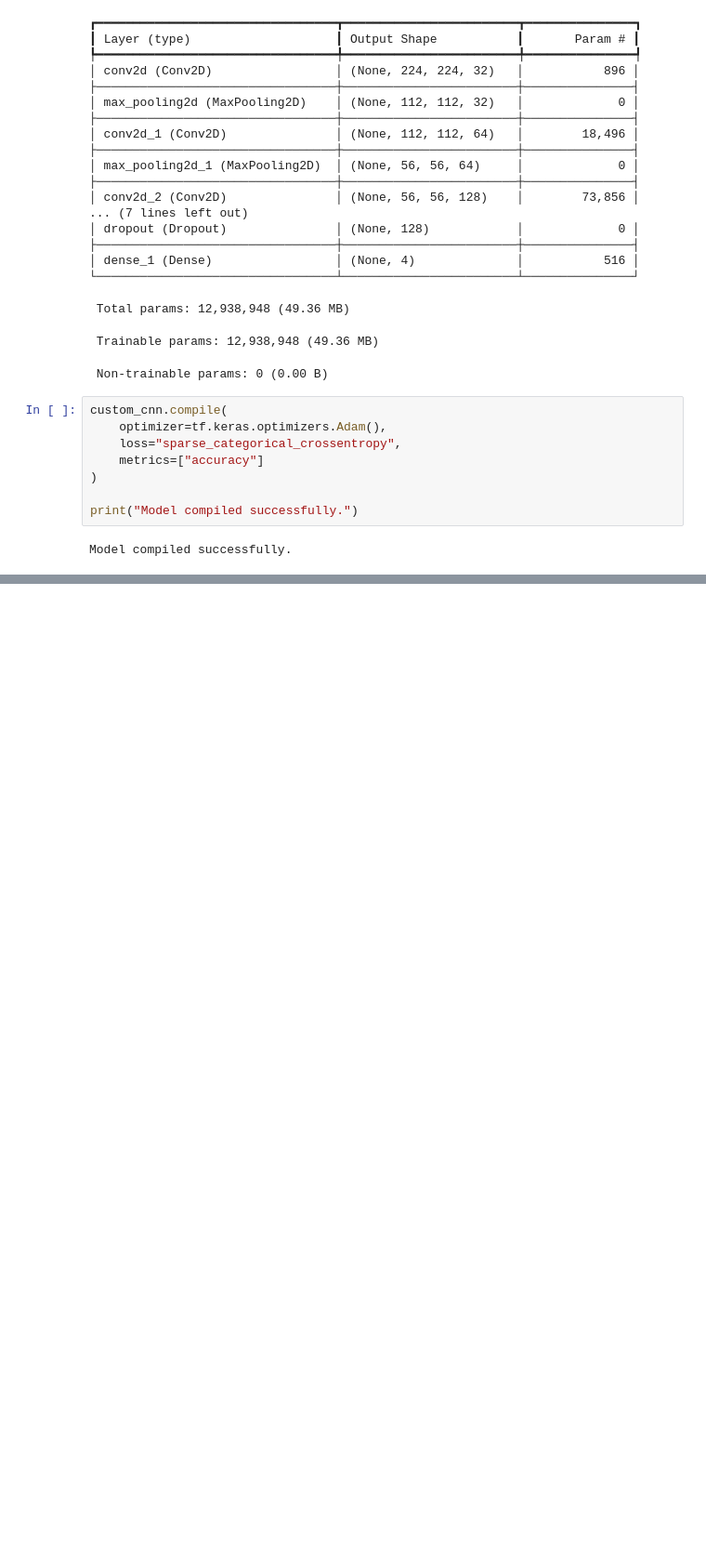
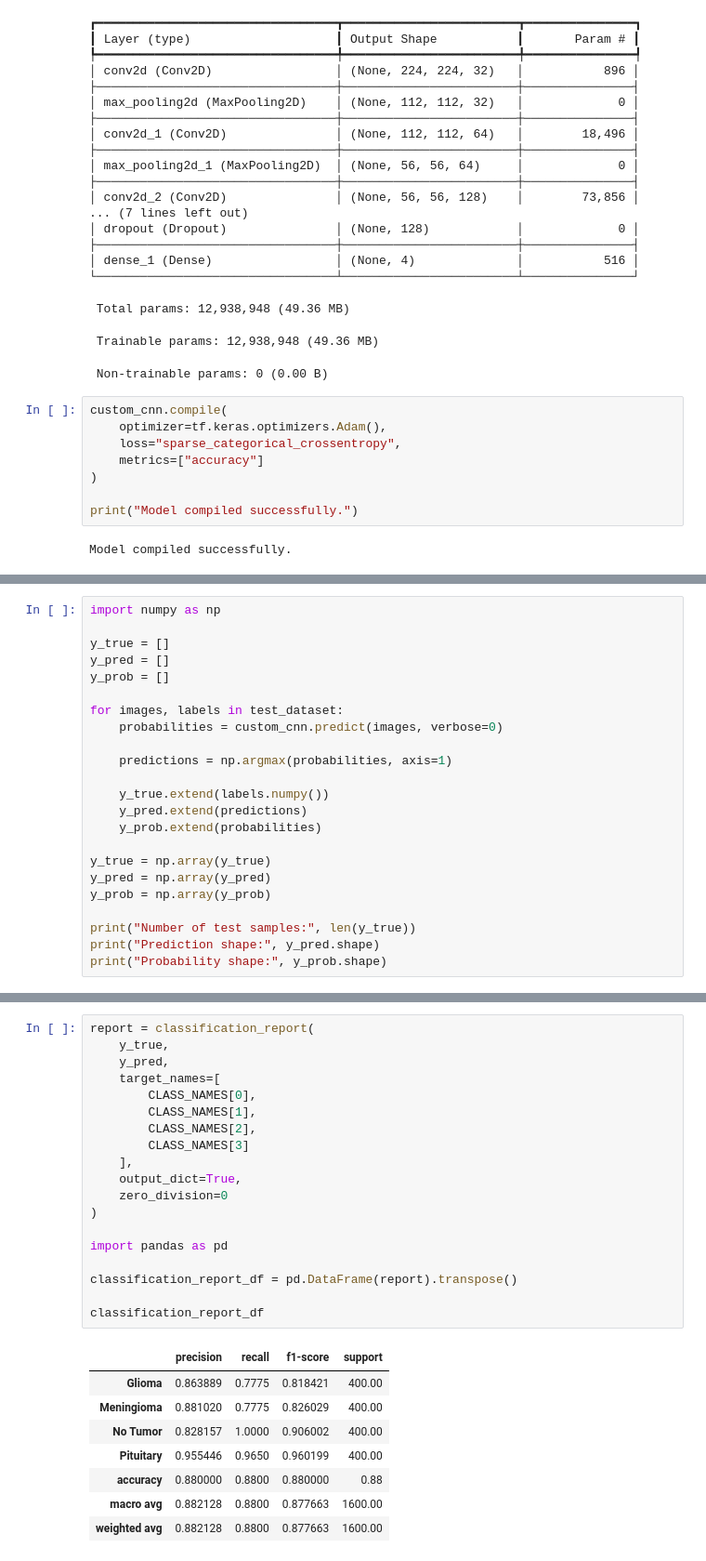
Before and after one commit to SavindiPanditha/SE4050-Brain-Tumor-Classification, a Jupyter notebook: notebooks/01_Custom_CNN.ipynb, the cells around one changed output, grey strips where cells are left out. Shown at 93% size. Cells and saved outputs as stored; diff of their text form; blank space fills up the shorter version.

```diff
--- a/notebooks/01_Custom_CNN.ipynb
+++ b/notebooks/01_Custom_CNN.ipynb
@@ -478,0 +546,23 @@ plt.show()
+# %%
+import numpy as np
+
+y_true = []
+y_pred = []
+y_prob = []
+
+for images, labels in test_dataset:
+    probabilities = custom_cnn.predict(images, verbose=0)
+
+    predictions = np.argmax(probabilities, axis=1)
+
+    y_true.extend(labels.numpy())
+    y_pred.extend(predictions)
+    y_prob.extend(probabilities)
+
+y_true = np.array(y_true)
+y_pred = np.array(y_pred)
+y_prob = np.array(y_prob)
+
+print("Number of test samples:", len(y_true))
+print("Prediction shape:", y_pred.shape)
+print("Probability shape:", y_prob.shape)
@@ -478,0 +611,28 @@ plt.show()
+# %%
+report = classification_report(
+    y_true,
+    y_pred,
+    target_names=[
+        CLASS_NAMES[0],
+        CLASS_NAMES[1],
+        CLASS_NAMES[2],
+        CLASS_NAMES[3]
+    ],
+    output_dict=True,
+    zero_division=0
+)
+
+import pandas as pd
+
+classification_report_df = pd.DataFrame(report).transpose()
+
+classification_report_df
+# %% [output]
+|  | precision | recall | f1-score | support |
+| Glioma | 0.863889 | 0.7775 | 0.818421 | 400.00 |
+| Meningioma | 0.881020 | 0.7775 | 0.826029 | 400.00 |
+| No Tumor | 0.828157 | 1.0000 | 0.906002 | 400.00 |
+| Pituitary | 0.955446 | 0.9650 | 0.960199 | 400.00 |
+| accuracy | 0.880000 | 0.8800 | 0.880000 | 0.88 |
+| macro avg | 0.882128 | 0.8800 | 0.877663 | 1600.00 |
+| weighted avg | 0.882128 | 0.8800 | 0.877663 | 1600.00 |
```
Also changed, not shown: parts of 16 cells of this notebook.
